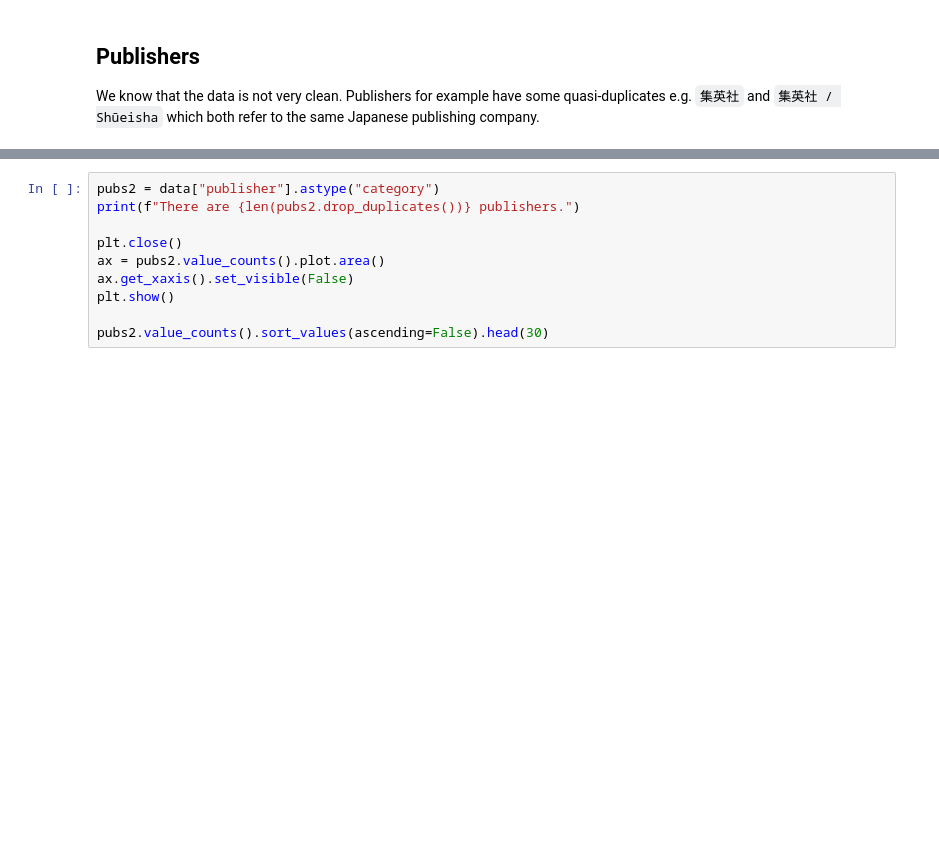
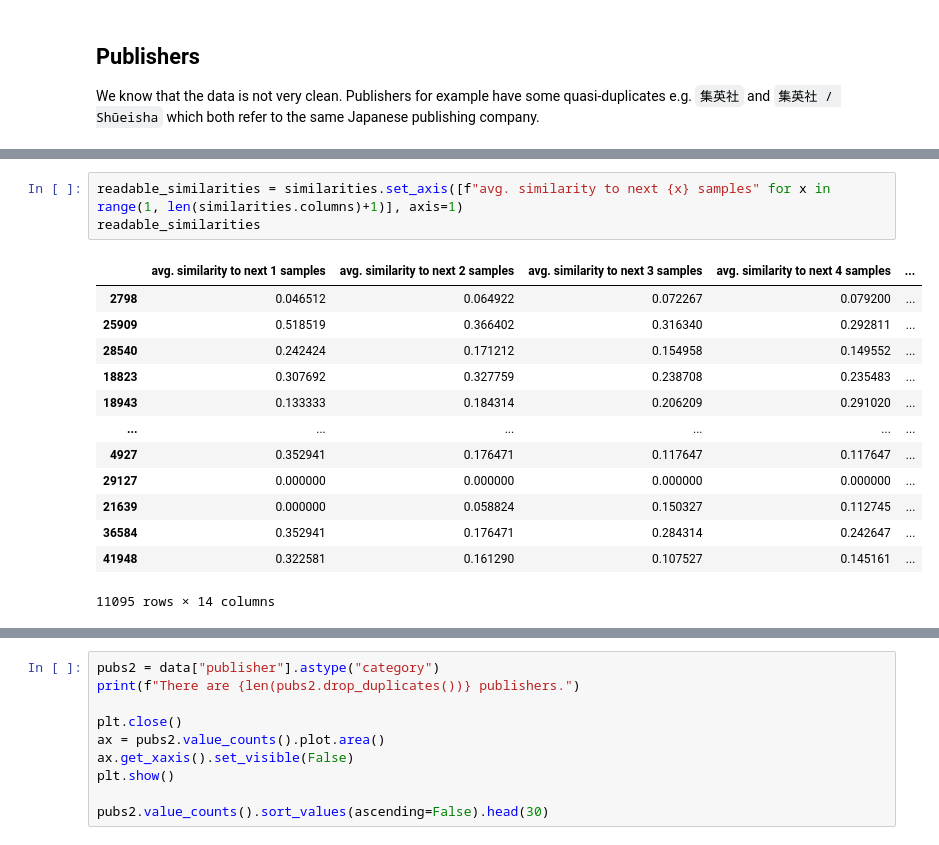
Before and after one commit to com-480-data-visualization/datavis-project-2022-team_philippe, a Jupyter notebook: stats.ipynb, the cells around one changed output, grey strips where cells are left out. Cells and saved outputs as stored; diff of their text form; blank space fills up the shorter version.

```diff
--- a/stats.ipynb
+++ b/stats.ipynb
@@ -75,0 +77,17 @@ similarity
+# %%
+readable_similarities = similarities.set_axis([f"avg. similarity to next {x} samples" for x in range(1, len(similarities.columns)+1)], axis=1)
+readable_similarities
+# %% [output]
+|  | avg. similarity to next 1 samples | avg. similarity to next 2 samples | avg. similarity to next 3 samples | avg. similarity to next 4 samples | ... |
+| 2798 | 0.046512 | 0.064922 | 0.072267 | 0.079200 | ... |
+| 25909 | 0.518519 | 0.366402 | 0.316340 | 0.292811 | ... |
+| 28540 | 0.242424 | 0.171212 | 0.154958 | 0.149552 | ... |
+| 18823 | 0.307692 | 0.327759 | 0.238708 | 0.235483 | ... |
+| 18943 | 0.133333 | 0.184314 | 0.206209 | 0.291020 | ... |
+| ... | ... | ... | ... | ... | ... |
+| 4927 | 0.352941 | 0.176471 | 0.117647 | 0.117647 | ... |
+| 29127 | 0.000000 | 0.000000 | 0.000000 | 0.000000 | ... |
+| 21639 | 0.000000 | 0.058824 | 0.150327 | 0.112745 | ... |
+| 36584 | 0.352941 | 0.176471 | 0.284314 | 0.242647 | ... |
+| 41948 | 0.322581 | 0.161290 | 0.107527 | 0.145161 | ... |
+11095 rows × 14 columns
```
Also changed, not shown: parts of 24 cells of this notebook.
